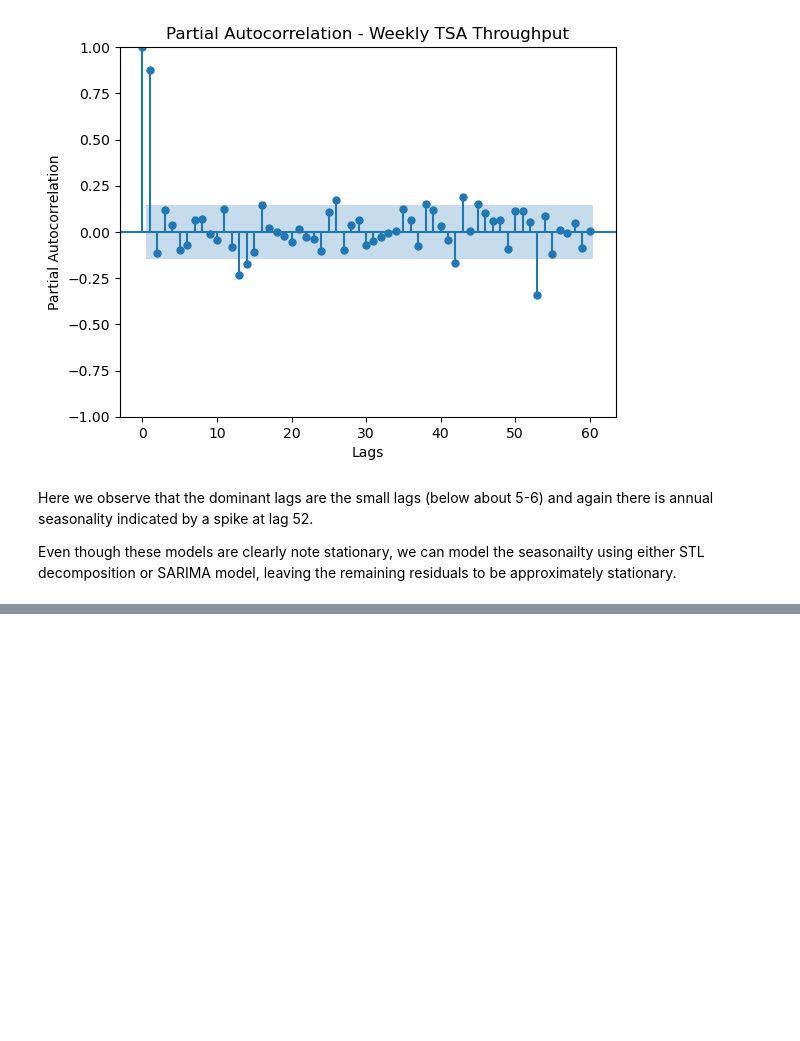
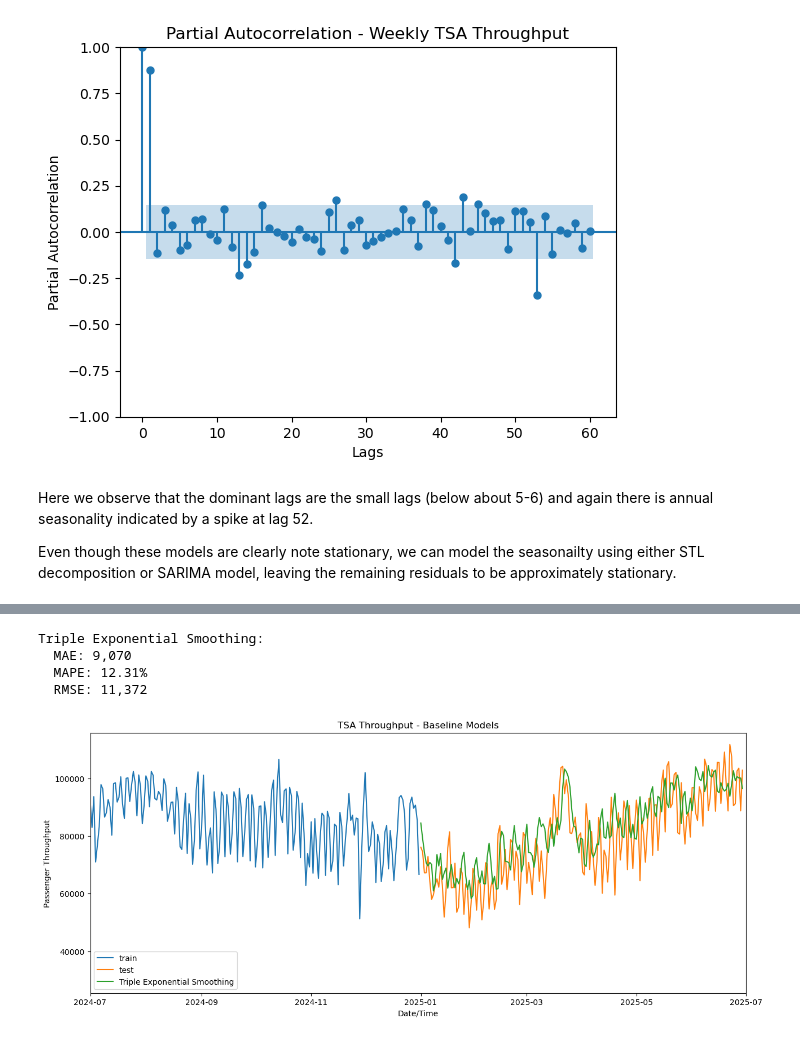
Before and after one commit to Erdos-Projects/spring-2026-busy-airports, a Jupyter notebook: busy_airports.ipynb, the cells around one changed output, grey strips where cells are left out. Drawn from its saved outputs; the diff is of its cells as text; code cells hidden in the pictures; blank space fills up the shorter version.

```diff
--- a/busy_airports.ipynb
+++ b/busy_airports.ipynb
@@ -158,0 +217,30 @@ Even though these models are clearly note stationary, we can model the seasonail
+# %%
+# Apply the Triple Exponential smoothing model to the daily data and calculate metrics
+exps_model = TripleExponentialSmoothing(season_length=365)
+exps_model.fit(ord_daily_train.total_passenger_throughput)
+exps_forecast = exps_model.forecast(h=len(ord_daily_test))
+exps_metrics = evaluate_forecast(ord_daily_test.total_passenger_throughput,
+                                 exps_forecast,
+                                 "Triple Exponential Smoothing")
+# Print metrics
+print(f"\nTriple Exponential Smoothing:")
+print(f"  MAE: {exps_metrics['mae']:,.0f}")
+print(f"  MAPE: {exps_metrics['mape']*100:.2f}%")
+print(f"  RMSE: {exps_metrics['rmse']:,.0f}")
+# Plot results
+plt.figure(figsize=(15, 6))
+plt.plot(ord_daily_train.datetime, ord_daily_train.total_passenger_throughput, label="train")
+plt.plot(ord_daily_test.datetime, ord_daily_test.total_passenger_throughput, label="test")
+plt.plot(ord_daily_test.datetime, exps_forecast, label="Triple Exponential Smoothing")
+plt.title("TSA Throughput - Baseline Models")
+plt.xlabel('Date/Time')
+plt.ylabel('Passenger Throughput')
+plt.xlim(pd.Timestamp("2024-07-01"), pd.Timestamp("2025-07-01"))
+plt.legend()
+plt.show()
+# %% [output]
+Triple Exponential Smoothing:
+  MAE: 9,070
+  MAPE: 12.31%
+  RMSE: 11,372
+[figure, added]
```
Also changed, not shown: parts of 14 cells of this notebook.
